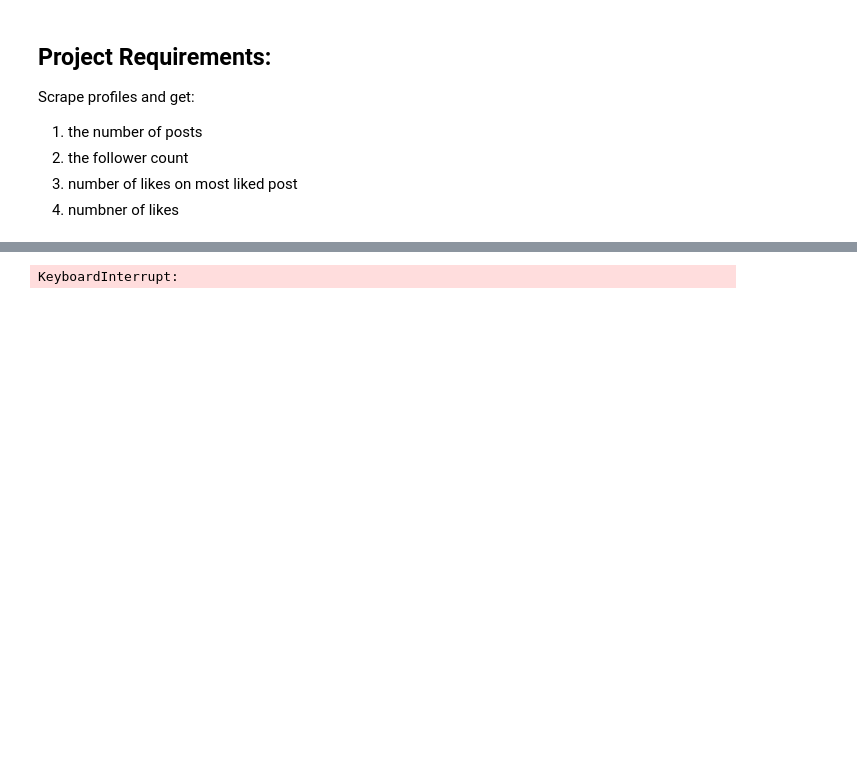
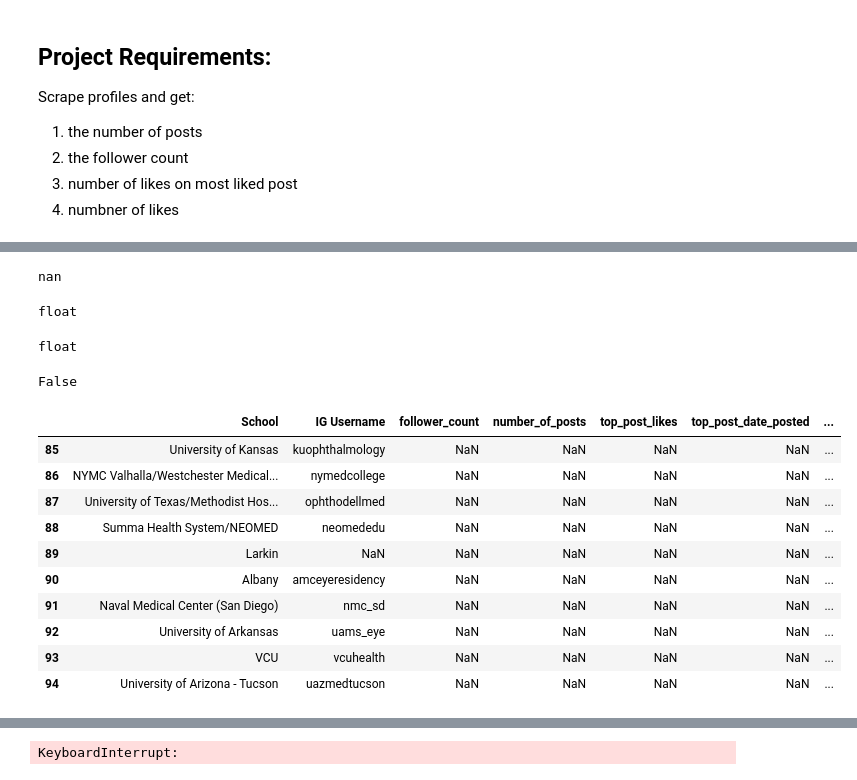
Before and after one commit to albert239825/InstagramScraper, a Jupyter notebook: InstagramScraperTest.ipynb, the cells around one changed output, grey strips where cells are left out. Saved outputs shown, nothing was run; the diff lists cells and outputs as text; code cells hidden in the pictures; blank space fills up the shorter version.

```diff
--- a/InstagramScraperTest.ipynb
+++ b/InstagramScraperTest.ipynb
@@ -42,0 +76,30 @@ def get_top_post (scraped_posts, cut_off_date = datetime(2021, 8,1)):
+# %%
+print(users.iloc[89]['IG Username'])
+# %% [output]
+nan
+# %%
+type(users.iloc[89]['IG Username'])
+# %% [output]
+float
+# %%
+type(np.NAN)
+# %% [output]
+float
+# %%
+users.iloc[89]['IG Username'] == np.NAN
+# %% [output]
+False
+# %%
+users.iloc[85:95]
+# %% [output]
+|  | School | IG Username | follower_count | number_of_posts | top_post_likes | top_post_date_posted | ... |
+| 85 | University of Kansas | kuophthalmology | NaN | NaN | NaN | NaN | ... |
+| 86 | NYMC Valhalla/Westchester Medical... | nymedcollege | NaN | NaN | NaN | NaN | ... |
+| 87 | University of Texas/Methodist Hos... | ophthodellmed | NaN | NaN | NaN | NaN | ... |
+| 88 | Summa Health System/NEOMED | neomededu | NaN | NaN | NaN | NaN | ... |
+| 89 | Larkin | NaN | NaN | NaN | NaN | NaN | ... |
+| 90 | Albany | amceyeresidency | NaN | NaN | NaN | NaN | ... |
+| 91 | Naval Medical Center (San Diego) | nmc_sd | NaN | NaN | NaN | NaN | ... |
+| 92 | University of Arkansas | uams_eye | NaN | NaN | NaN | NaN | ... |
+| 93 | VCU | vcuhealth | NaN | NaN | NaN | NaN | ... |
+| 94 | University of Arizona - Tucson | uazmedtucson | NaN | NaN | NaN | NaN | ... |
```
Also changed, not shown: parts of 8 cells of this notebook, 1 other file.
